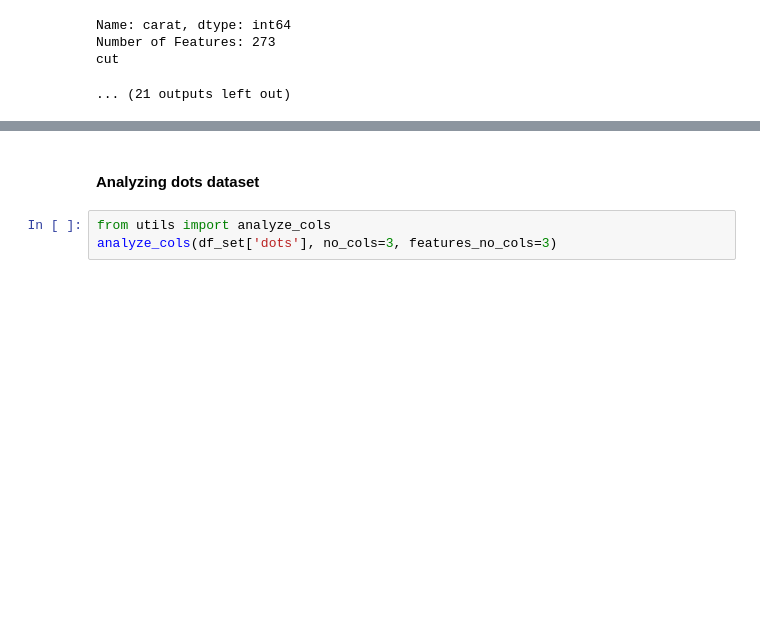
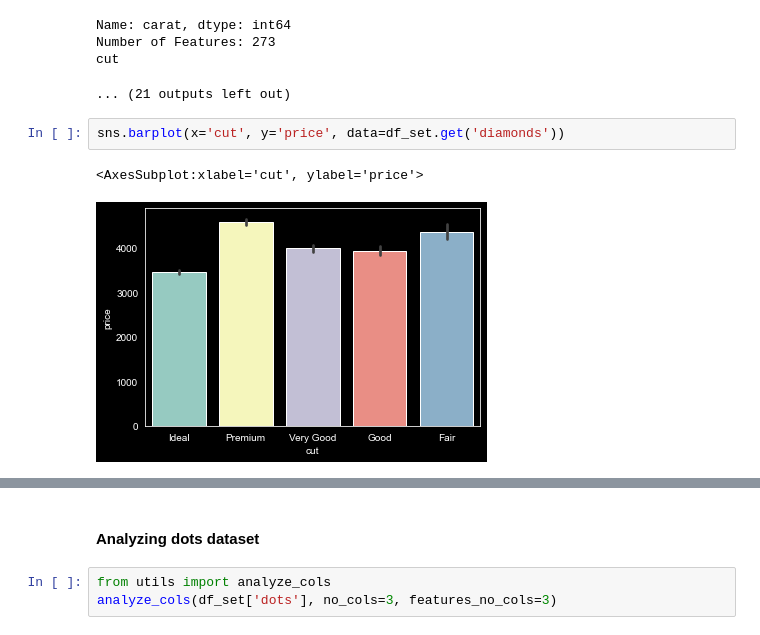
Before and after one commit to Sarath191181208/ML-AI-DataScience, a Jupyter notebook: Understanding Models/main.ipynb, the cells around one changed output, grey strips where cells are left out. Drawn from its saved outputs; the diff is of its cells as text; blank space fills up the shorter version.

```diff
--- a/Understanding Models/main.ipynb
+++ b/Understanding Models/main.ipynb
@@ -454,3 +438,8 @@ Name: carat, dtype: int64
 Number of Features: 273
 cut
 ... (21 outputs left out)
+# %%
+sns.barplot(x='cut', y='price', data=df_set.get('diamonds'))
+# %% [output]
+<AxesSubplot:xlabel='cut', ylabel='price'>
+[figure, added]
```
Also changed, not shown: parts of 7 cells of this notebook, 1 other file.
